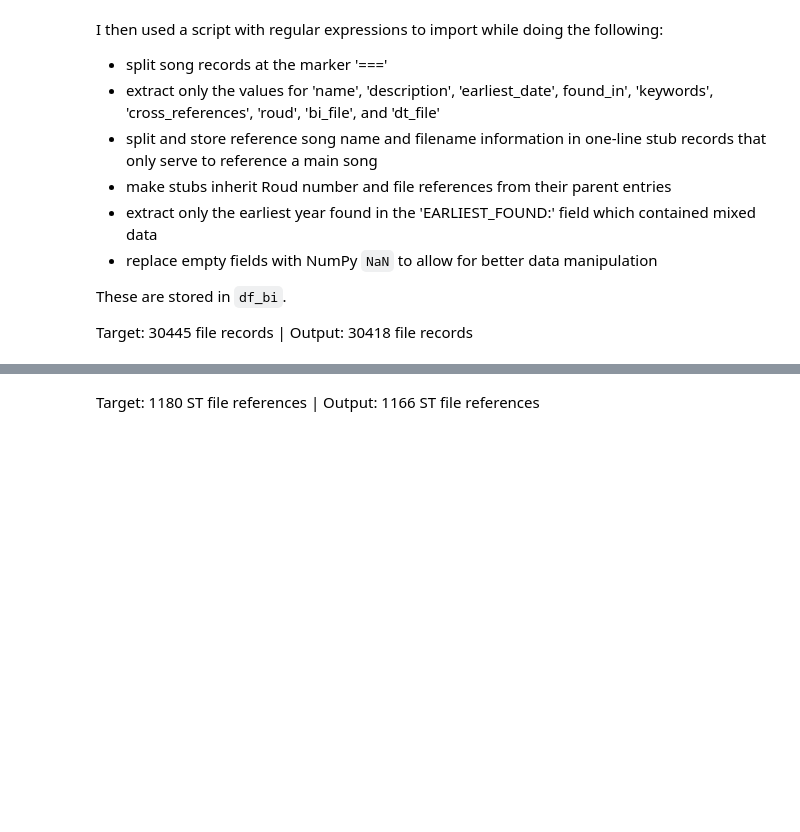
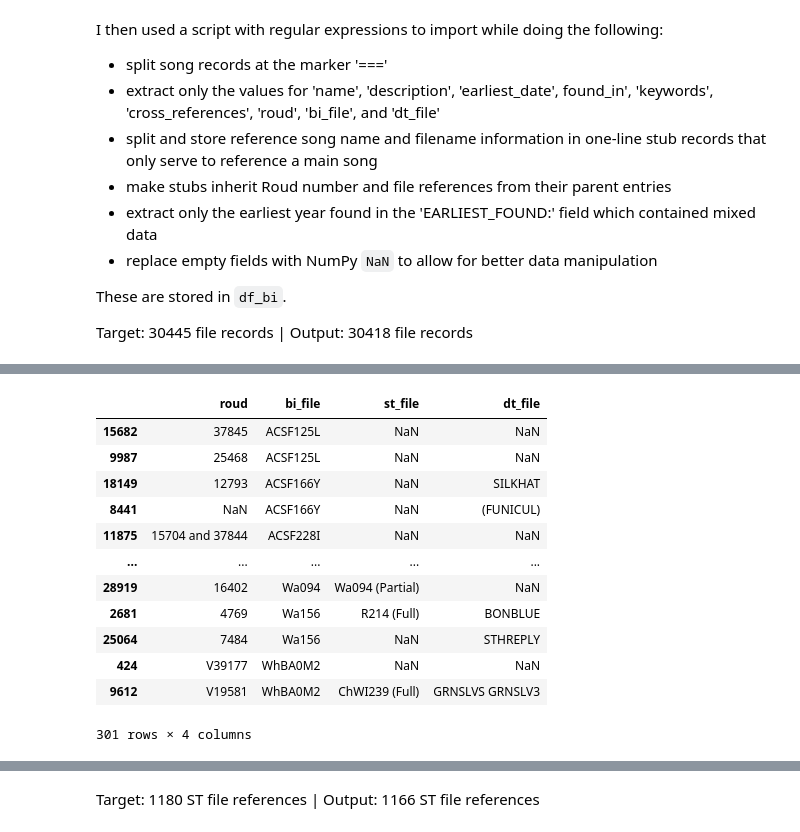
Before and after one commit to sian0x0/Roud-Song-Clusters, a Jupyter notebook: Roud-Clusters.ipynb, the cells around one changed output, grey strips where cells are left out. Cells and saved outputs as stored; diff of their text form; code cells hidden in the pictures; blank space fills up the shorter version.

```diff
--- a/Roud-Clusters.ipynb
+++ b/Roud-Clusters.ipynb
@@ -201,0 +247,23 @@ NameError: name 'records' is not defined
+# %%
+#TODO: handle stub inheritance
+#make a lookup table where bi_file points to st_file, dt_file and roud
+df_file_lookup = df_bi.loc[:,'roud':'dt_file'].dropna(subset=['roud', 'st_file', 'dt_file'], how='all')
+#check for duplicates in bi_file (should be unique index)
+df_lookup_duplicates = df_file_lookup[df_file_lookup.duplicated(subset=['bi_file'], keep=False)]
+df_lookup_duplicates.sort_values('bi_file')
+# but there are 301 duplicates. sanity check in source file shows regex is pulling from mid-line 'File: '.
+# added newline-detecting lookahead to field pattern -> fixed: 0 duplicates. but broke stub bi_file handling
+# %% [output]
+|  | roud | bi_file | st_file | dt_file |
+| 15682 | 37845 | ACSF125L | NaN | NaN |
+| 9987 | 25468 | ACSF125L | NaN | NaN |
+| 18149 | 12793 | ACSF166Y | NaN | SILKHAT |
+| 8441 | NaN | ACSF166Y | NaN | (FUNICUL) |
+| 11875 | 15704 and 37844 | ACSF228I | NaN | NaN |
+| ... | ... | ... | ... | ... |
+| 28919 | 16402 | Wa094 | Wa094 (Partial) | NaN |
+| 2681 | 4769 | Wa156 | R214 (Full) | BONBLUE |
+| 25064 | 7484 | Wa156 | NaN | STHREPLY |
+| 424 | V39177 | WhBA0M2 | NaN | NaN |
+| 9612 | V19581 | WhBA0M2 | ChWI239 (Full) | GRNSLVS GRNSLV3 |
+301 rows × 4 columns
```
Also changed, not shown: parts of 28 cells of this notebook.
